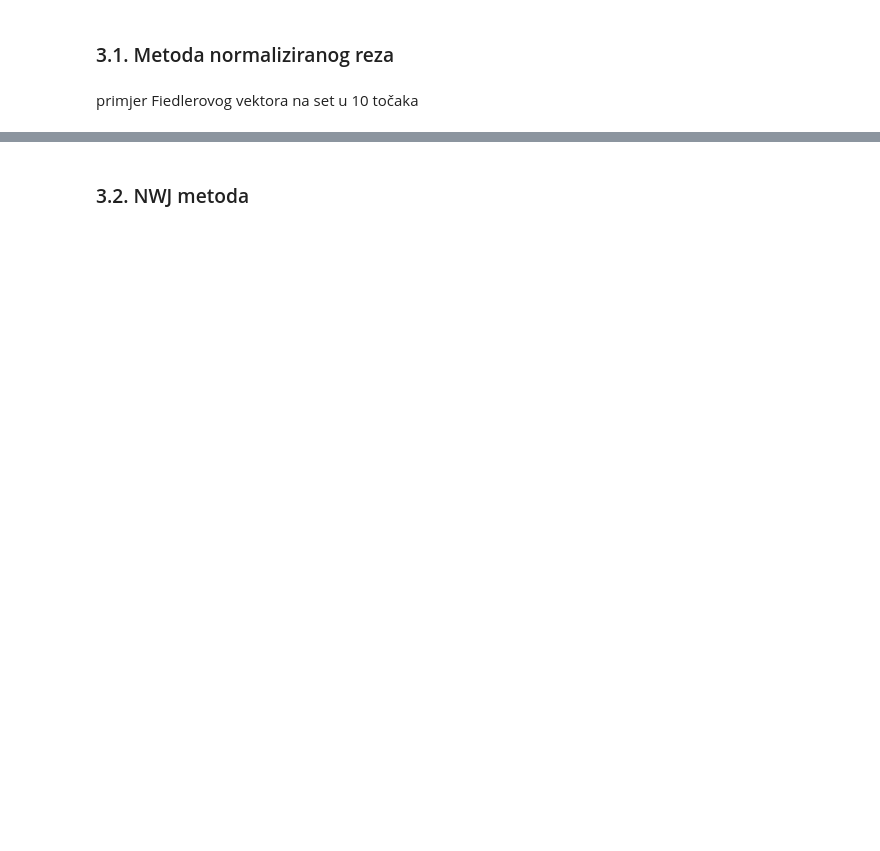
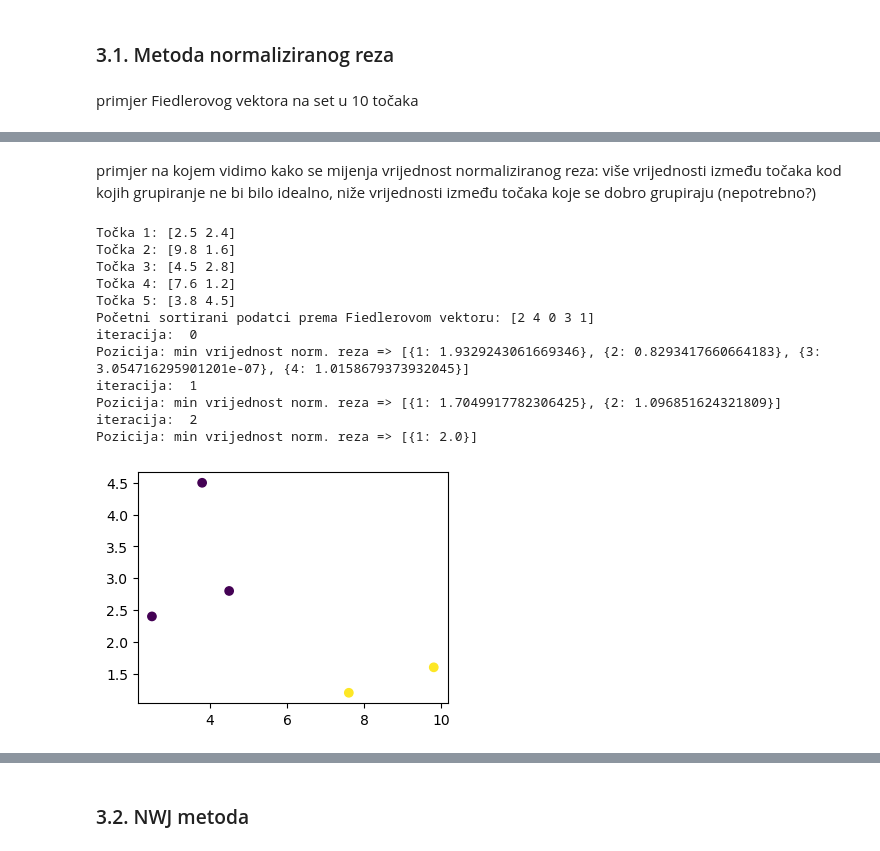
Before and after one commit to antoniamstr1/diplomski_rad, a Jupyter notebook: Spektralno_grupiranje.ipynb, the cells around one changed output, grey strips where cells are left out. Drawn from its saved outputs; the diff is of its cells as text; code cells hidden in the pictures; blank space fills up the shorter version.

```diff
--- a/Spektralno_grupiranje.ipynb
+++ b/Spektralno_grupiranje.ipynb
@@ -784,0 +815,43 @@ plt.show()
+# %% [markdown]
+primjer na kojem vidimo kako se mijenja vrijednost normaliziranog reza: više vrijednosti između točaka kod kojih grupiranje ne bi bilo idealno, niže vrijednosti između točaka koje se dobro grupiraju (nepotrebno?)
+# %%
+#points = np.random.uniform(low=0.0, high=10.0, size=(20, 2))
+
+points = np.array([
+    [2.5, 2.4],
+    [9.8, 1.6],
+    [4.5, 2.8],
+    [7.6, 1.2],
+    [3.8, 4.5],
+
+])
+model = SpectralClusteringSM(
+        sigma_X=0.5,
+        ncut_max=0.1
+    )
+clusters = model.segment_2d(points)
+
+for i, d in enumerate(points):
+    print(f"Točka {i+1}: {d}")
+print('Početni sortirani podatci prema Fiedlerovom vektoru:', model.sorted_indexes[0])
+for i, n_cut in enumerate(model.all_ncut_values):
+    rounded_vec = np.round(vec, 3)
+    print('iteracija: ', i)
+    print(f"Pozicija: min vrijednost norm. reza => {n_cut}")
+plt.figure(figsize=(4, 3))
+plt.scatter(points[:, 0], points[:, 1], c=clusters)
+plt.show()
+# %% [output]
+Točka 1: [2.5 2.4]
+Točka 2: [9.8 1.6]
+Točka 3: [4.5 2.8]
+Točka 4: [7.6 1.2]
+Točka 5: [3.8 4.5]
+Početni sortirani podatci prema Fiedlerovom vektoru: [2 4 0 3 1]
+iteracija:  0
+Pozicija: min vrijednost norm. reza => [{1: 1.9329243061669346}, {2: 0.8293417660664183}, {3: 3.054716295901201e-07}, {4: 1.0158679373932045}]
+iteracija:  1
+Pozicija: min vrijednost norm. reza => [{1: 1.7049917782306425}, {2: 1.096851624321809}]
+iteracija:  2
+Pozicija: min vrijednost norm. reza => [{1: 2.0}]
+[figure, added]
```
Also changed, not shown: parts of 26 cells of this notebook, 6 other files.
